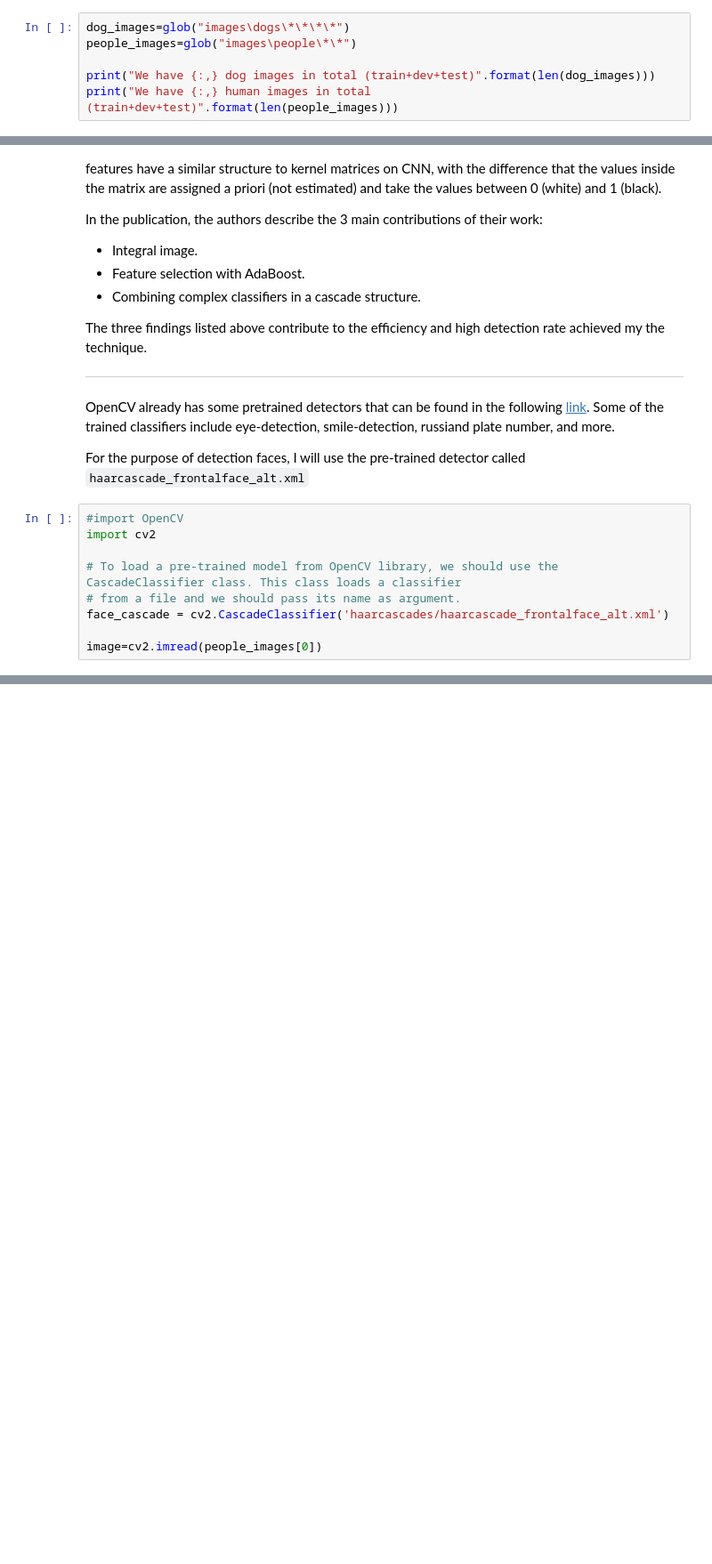
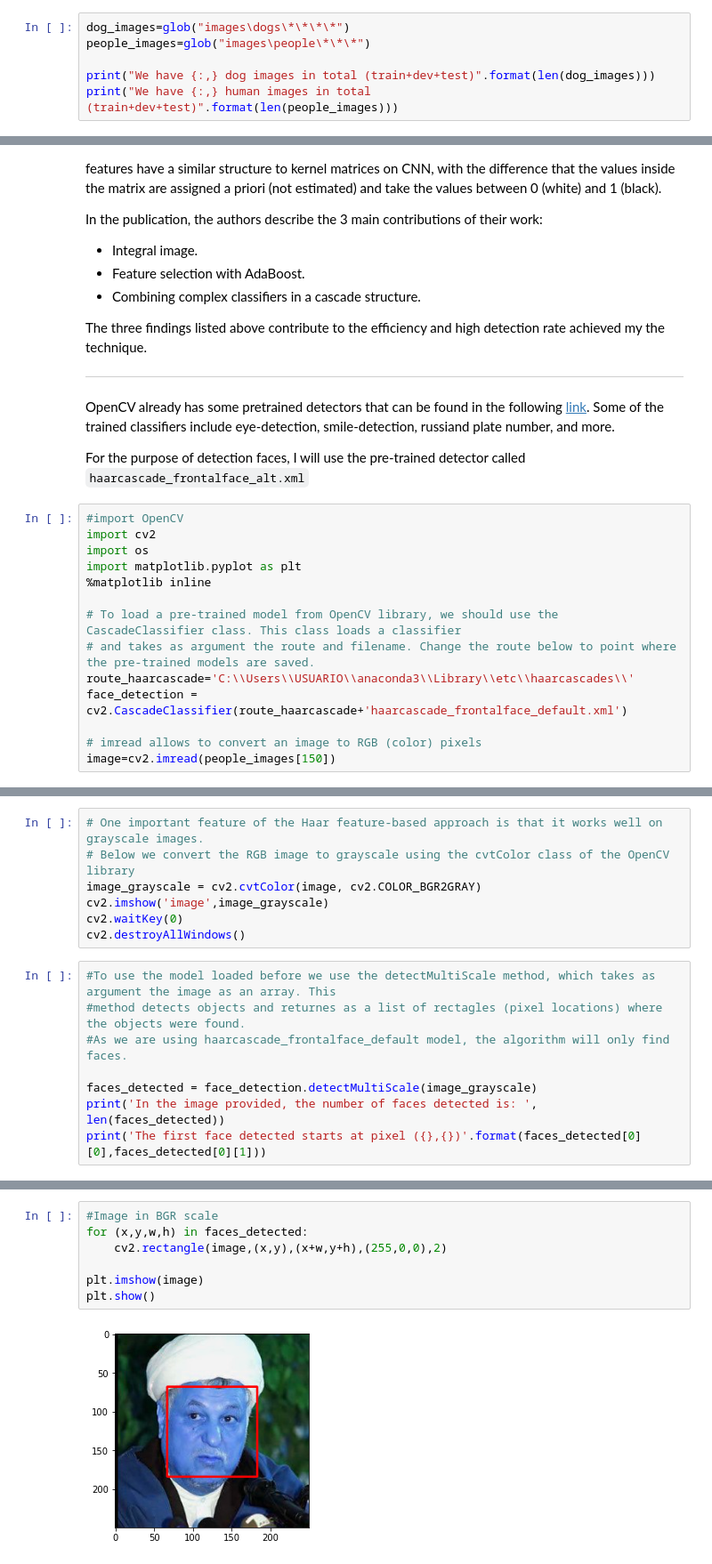
Before and after one commit to josecruzado21/cnn-dog-breed-classifier, a Jupyter notebook: dog-breed-classifier.ipynb, the cells around one changed output, grey strips where cells are left out. Shown: that part at 89% size. Saved outputs shown, nothing was run; the diff lists cells and outputs as text; blank space fills up the shorter version.

````diff
--- a/dog-breed-classifier.ipynb
+++ b/dog-breed-classifier.ipynb
@@ -14,7 +14,7 @@ We have 8,351 dog images and 5,749 human images.
 The cell below uses the glob command to find all the images inside the folders obtained after decompressing the ZIP files. The file names are stored in two lists, ```dog_images``` and ```people_images```.
 # %%
 dog_images=glob("images\dogs\*\*\*\*")
-people_images=glob("images\people\*\*")
+people_images=glob("images\people\*\*\*")
 
 print("We have {:,} dog images in total (train+dev+test)".format(len(dog_images)))
 print("We have {:,} human images in total (train+dev+test)".format(len(people_images)))
@@ -45,9 +45,14 @@ For the purpose of detection faces, I will use the pre-trained detector called `
 # %%
 #import OpenCV
 import cv2
+import os
+import matplotlib.pyplot as plt
+%matplotlib inline
 
 # To load a pre-trained model from OpenCV library, we should use the CascadeClassifier class. This class loads a classifier
-# from a file and we should pass its name as argument.
-face_cascade = cv2.CascadeClassifier('haarcascades/haarcascade_frontalface_alt.xml')
+# and takes as argument the route and filename. Change the route below to point where the pre-trained models are saved.
+route_haarcascade='C:\\Users\\USUARIO\\anaconda3\\Library\\etc\\haarcascades\\'
+face_detection = cv2.CascadeClassifier(route_haarcascade+'haarcascade_frontalface_default.xml')
 
-image=cv2.imread(people_images[0])
+# imread allows to convert an image to RGB (color) pixels
+image=cv2.imread(people_images[150])
@@ -55,0 +65,15 @@ cv2.imread(people_images[0])
+# %%
+# One important feature of the Haar feature-based approach is that it works well on grayscale images.
+# Below we convert the RGB image to grayscale using the cvtColor class of the OpenCV library
+image_grayscale = cv2.cvtColor(image, cv2.COLOR_BGR2GRAY)
+cv2.imshow('image',image_grayscale)
+cv2.waitKey(0)
+cv2.destroyAllWindows()
+# %%
+#To use the model loaded before we use the detectMultiScale method, which takes as argument the image as an array. This
+#method detects objects and returnes as a list of rectagles (pixel locations) where the objects were found.
+#As we are using haarcascade_frontalface_default model, the algorithm will only find faces.
+
+faces_detected = face_detection.detectMultiScale(image_grayscale)
+print('In the image provided, the number of faces detected is: ', len(faces_detected))
+print('The first face detected starts at pixel ({},{})'.format(faces_detected[0][0],faces_detected[0][1]))
@@ -55,0 +94,9 @@ cv2.imread(people_images[0])
+# %%
+#Image in BGR scale
+for (x,y,w,h) in faces_detected:
+    cv2.rectangle(image,(x,y),(x+w,y+h),(255,0,0),2)
+
+plt.imshow(image)
+plt.show()
+# %% [output]
+[figure, added]
````
Also changed, not shown: parts of 6 cells of this notebook.
